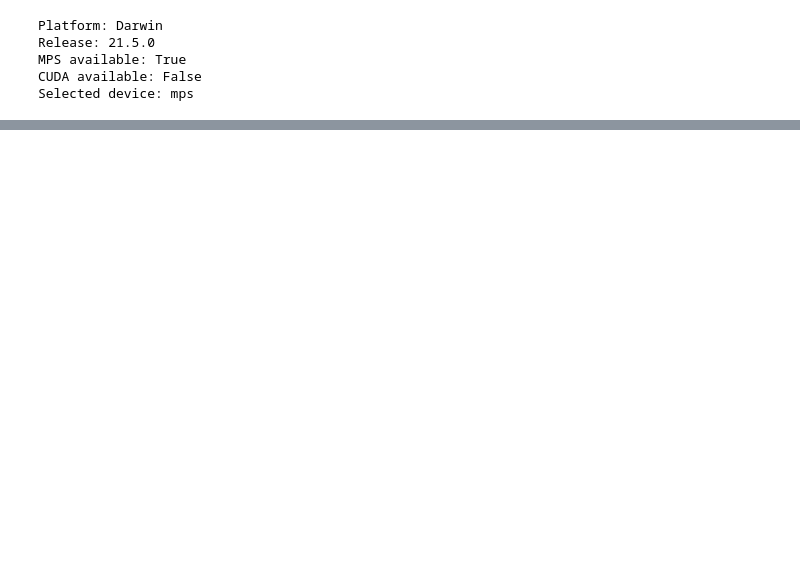
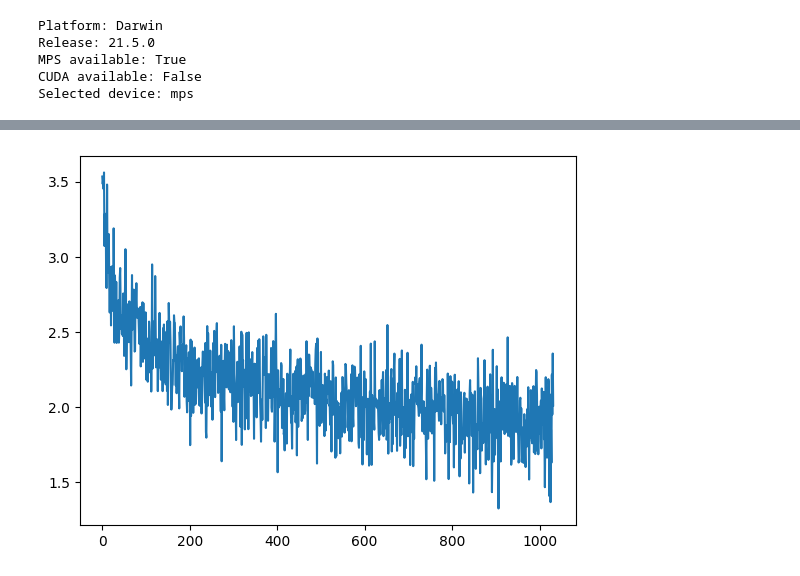
Before and after one commit to iolkhovsky/fcos, a Jupyter notebook: Sandbox.ipynb, the cells around one changed output, grey strips where cells are left out. Saved outputs shown, nothing was run; the diff lists cells and outputs as text; code cells hidden in the pictures; blank space fills up the shorter version.

```diff
--- a/Sandbox.ipynb
+++ b/Sandbox.ipynb
@@ -138,3 +87,10 @@ KeyboardInterrupt:
+# %%
+from matplotlib import pyplot as plt
+
+plt.plot([x.detach().cpu().numpy() for x in loss_sample])
+plt.show()
+# %% [output]
+[figure, added]
 # %%
 from dataset.visualization import visualize_batch
 from dataset.labels_codec import LabelsCodec
```
Also changed, not shown: parts of 9 cells of this notebook, 1 other file.
